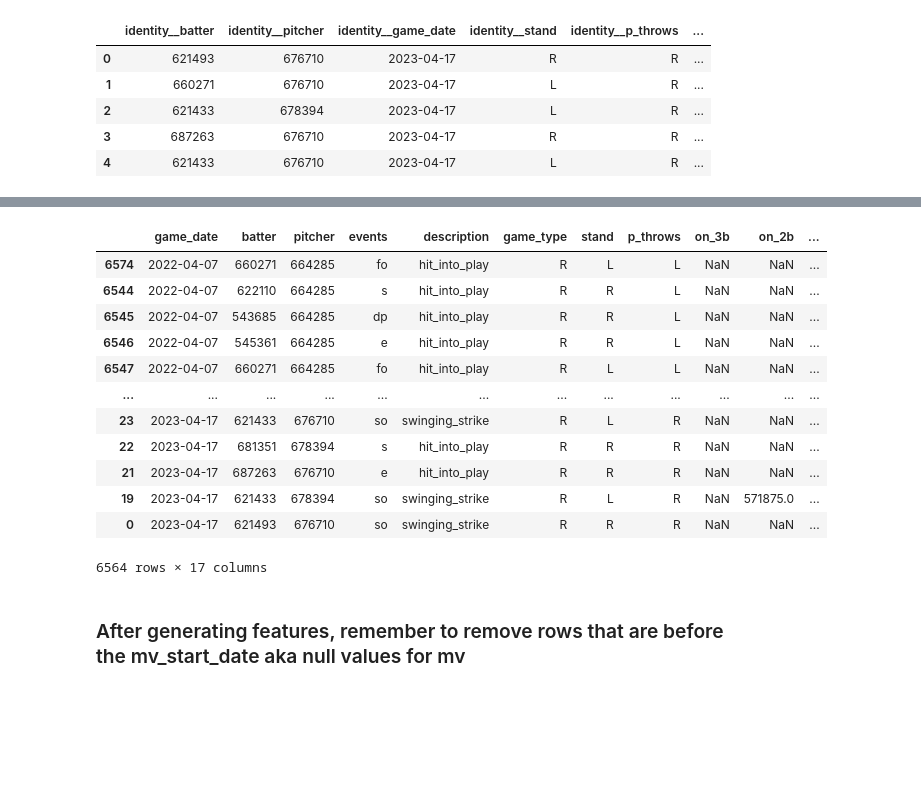
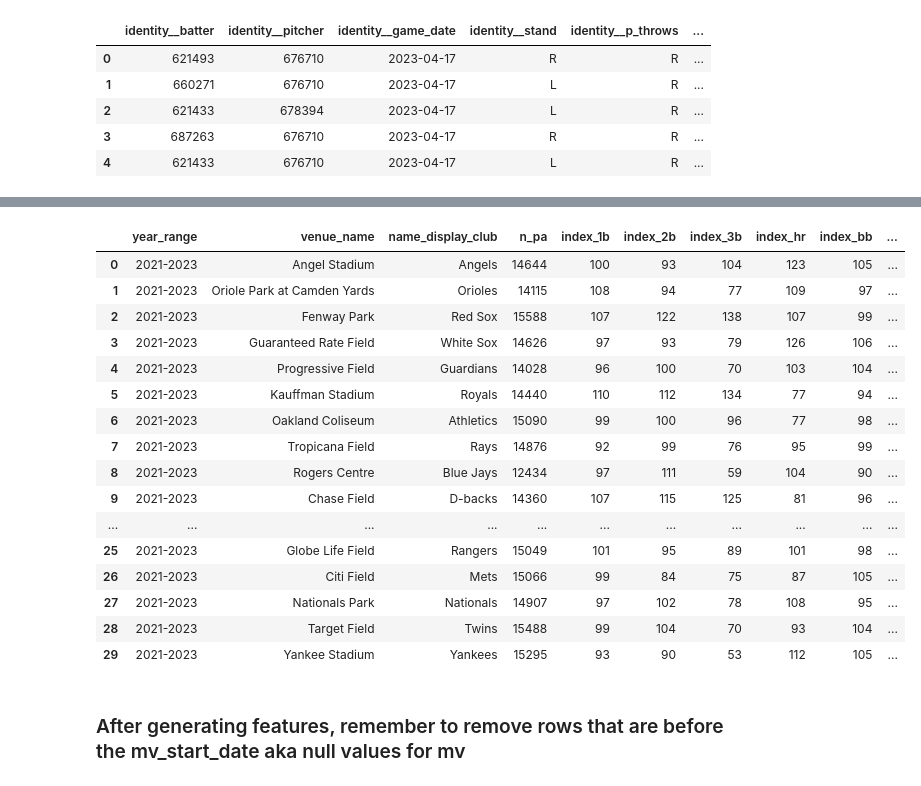
Before and after one commit to allenttchen/baseball-analytics, a Jupyter notebook: notebooks/eda.ipynb, the cells around one changed output, grey strips where cells are left out. Drawn from its saved outputs; the diff is of its cells as text; code cells hidden in the pictures; blank space fills up the shorter version.

Commit message:
Added park factors features

```diff
--- a/notebooks/eda.ipynb
+++ b/notebooks/eda.ipynb
@@ -628,19 +619,25 @@ display(clf_pipeline)
-# %%
-data.sort_values(by="game_date", ascending=True)
-# %% [output]
-|  | game_date | batter | pitcher | events | description | game_type | stand | p_throws | on_3b | on_2b | ... |
-| 6574 | 2022-04-07 | 660271 | 664285 | fo | hit_into_play | R | L | L | NaN | NaN | ... |
-| 6544 | 2022-04-07 | 622110 | 664285 | s | hit_into_play | R | R | L | NaN | NaN | ... |
-| 6545 | 2022-04-07 | 543685 | 664285 | dp | hit_into_play | R | R | L | NaN | NaN | ... |
-| 6546 | 2022-04-07 | 545361 | 664285 | e | hit_into_play | R | R | L | NaN | NaN | ... |
-| 6547 | 2022-04-07 | 660271 | 664285 | fo | hit_into_play | R | L | L | NaN | NaN | ... |
-| ... | ... | ... | ... | ... | ... | ... | ... | ... | ... | ... | ... |
-| 23 | 2023-04-17 | 621433 | 676710 | so | swinging_strike | R | L | R | NaN | NaN | ... |
-| 22 | 2023-04-17 | 681351 | 678394 | s | hit_into_play | R | R | R | NaN | NaN | ... |
-| 21 | 2023-04-17 | 687263 | 676710 | e | hit_into_play | R | R | R | NaN | NaN | ... |
-| 19 | 2023-04-17 | 621433 | 678394 | so | swinging_strike | R | L | R | NaN | 571875.0 | ... |
-| 0 | 2023-04-17 | 621493 | 676710 | so | swinging_strike | R | R | R | NaN | NaN | ... |
-6564 rows × 17 columns
+# %%
+# prepare park factors features
+park_factors_df = pd.read_csv("../src/modeling/intermediate/park_factors.csv")
+park_factors_df
+# %% [output]
+|  | year_range | venue_name | name_display_club | n_pa | index_1b | index_2b | index_3b | index_hr | index_bb | ... |
+| 0 | 2021-2023 | Angel Stadium | Angels | 14644 | 100 | 93 | 104 | 123 | 105 | ... |
+| 1 | 2021-2023 | Oriole Park at Camden Yards | Orioles | 14115 | 108 | 94 | 77 | 109 | 97 | ... |
+| 2 | 2021-2023 | Fenway Park | Red Sox | 15588 | 107 | 122 | 138 | 107 | 99 | ... |
+| 3 | 2021-2023 | Guaranteed Rate Field | White Sox | 14626 | 97 | 93 | 79 | 126 | 106 | ... |
+| 4 | 2021-2023 | Progressive Field | Guardians | 14028 | 96 | 100 | 70 | 103 | 104 | ... |
+| 5 | 2021-2023 | Kauffman Stadium | Royals | 14440 | 110 | 112 | 134 | 77 | 94 | ... |
+| 6 | 2021-2023 | Oakland Coliseum | Athletics | 15090 | 99 | 100 | 96 | 77 | 98 | ... |
+| 7 | 2021-2023 | Tropicana Field | Rays | 14876 | 92 | 99 | 76 | 95 | 99 | ... |
+| 8 | 2021-2023 | Rogers Centre | Blue Jays | 12434 | 97 | 111 | 59 | 104 | 90 | ... |
+| 9 | 2021-2023 | Chase Field | D-backs | 14360 | 107 | 115 | 125 | 81 | 96 | ... |
+| ... | ... | ... | ... | ... | ... | ... | ... | ... | ... | ... |
+| 25 | 2021-2023 | Globe Life Field | Rangers | 15049 | 101 | 95 | 89 | 101 | 98 | ... |
+| 26 | 2021-2023 | Citi Field | Mets | 15066 | 99 | 84 | 75 | 87 | 105 | ... |
+| 27 | 2021-2023 | Nationals Park | Nationals | 14907 | 97 | 102 | 78 | 108 | 95 | ... |
+| 28 | 2021-2023 | Target Field | Twins | 15488 | 99 | 104 | 70 | 93 | 104 | ... |
+| 29 | 2021-2023 | Yankee Stadium | Yankees | 15295 | 93 | 90 | 53 | 112 | 105 | ... |
 # %% [markdown]
 ### After generating features, remember to remove rows that are before the mv_start_date aka null values for mv
 # %%
```
Also changed, not shown: parts of 10 cells of this notebook, 8 other files.
